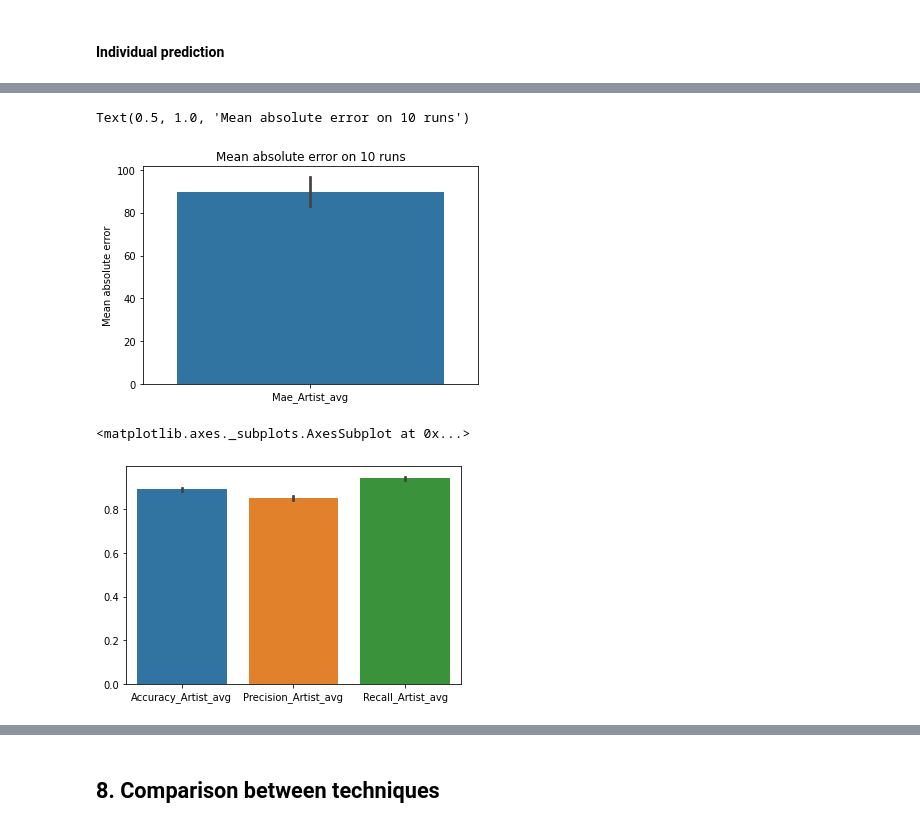
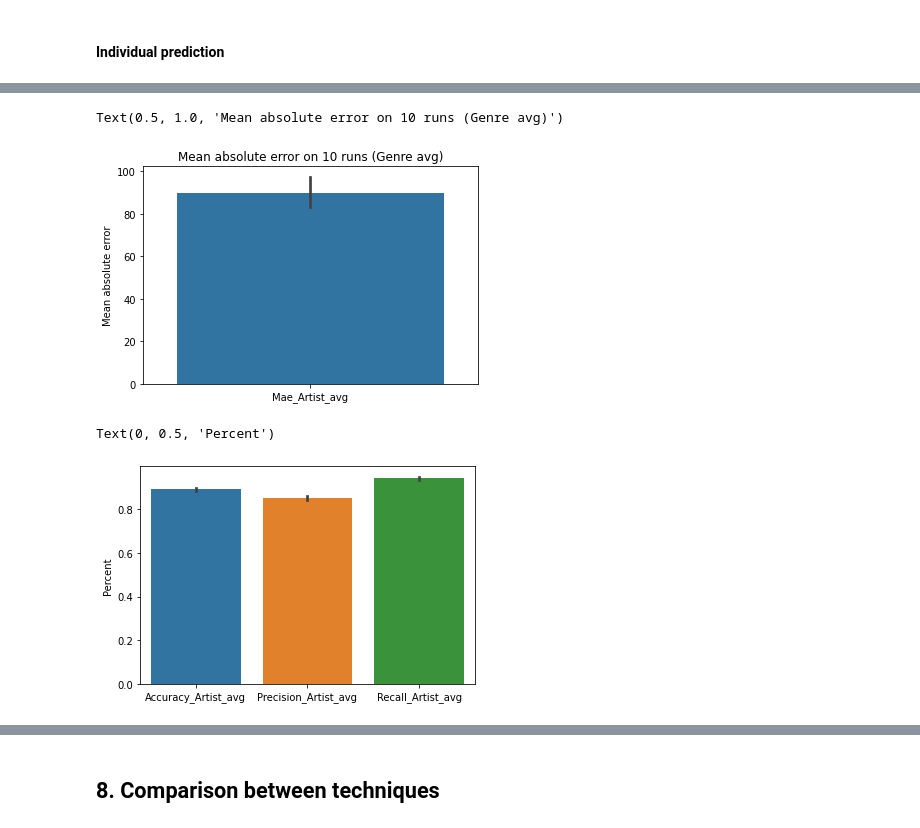
Before and after one commit to Caotick/mlbd-project, a Jupyter notebook: mlbd_project.ipynb, the cells around one changed output, grey strips where cells are left out. Cells and saved outputs as stored; diff of their text form; code cells hidden in the pictures.

```diff
--- a/mlbd_project.ipynb
+++ b/mlbd_project.ipynb
@@ -754,0 +765,3 @@ def measure_group_recommendation(pred_method, group_df, helper_df, rng):
+# %%
+def trivial(user, artist_i, helper_df):
+    return 10000 #We return 10000 so that it passes the threshold
@@ -1019,11 +1095,6 @@ where $KNN(i)$ is the set of neighbors of $u$ that have listened to the group $i
 and then do as before:
 
 $\large p(u, i) = \mu_{u} + \tilde{u} $
-# %%
-dists, indices = model_knn.kneighbors([knn_pivot.iloc[100]])
-dists = dists[:,1:] #eliminate comparing user_i with himself
-indices = indices[:,1:]
-indices[0]
 # %%
 def compute_pred_knn(user, artist, df, knn_df, model_knn):
     dists, indices = model_knn.kneighbors([knn_df.loc[user]])
@@ -1049,0 +1123,14 @@ def compute_pred_knn(user, artist, df, knn_df, model_knn):
+# %%
+start = time.time()
+performances_df = pd.DataFrame()
+for neighbors in [6,11,21,31, 51, 101]: #Corresponds to 5, 10, 20
+    maes_knn_i, accs_knn_i, precs_knn_i, recs_knn_i = compute_n_rounds(compute_pred_knn, n = 3, nb_users_selected = 500, n_neighbors = neighbors)
+    #Only compute on 3 epochs as it takes a lot of time
+    for i in range(len(maes_knn_i)):
+        performances_df = performances_df.append({'neighbors':neighbors, 'mae_acc_prec_rec':maes_knn_i[i], 'measurement_method':'MAE'}, ignore_index = True)
+        performances_df = performances_df.append({'neighbors':neighbors, 'mae_acc_prec_rec':accs_knn_i[i], 'measurement_method':'Accuracy'}, ignore_index = True)
+        performances_df = performances_df.append({'neighbors':neighbors, 'mae_acc_prec_rec':precs_knn_i[i], 'measurement_method':'Precision'}, ignore_index = True)
+        performances_df = performances_df.append({'neighbors':neighbors, 'mae_acc_prec_rec':recs_knn_i[i], 'measurement_method':'Recall'}, ignore_index = True)
+
+end = time.time()
+print(f"Time required to conduct hyperparameter search on 3 epochs for each K: {end - start}")
@@ -1083,14 +1238,0 @@ Just a quick idea
-# %%
-start = time.time()
-performances_df = pd.DataFrame()
-for neighbors in [6,11,21,31]: #Corresponds to 5, 10, 20
-    maes_knn_i, accs_knn_i, precs_knn_i, recs_knn_i = compute_n_rounds(compute_pred_knn, n = 1, nb_users_selected = 500, n_neighbors = neighbors)
-
-    for i in range(len(maes_knn_i)):
-        performances_df = performances_df.append({'neighbors':neighbors, 'mae_acc_prec_rec':maes_knn_i[i], 'measurement_method':'MAE'}, ignore_index = True)
-        performances_df = performances_df.append({'neighbors':neighbors, 'mae_acc_prec_rec':accs_knn_i[i], 'measurement_method':'Accuracy'}, ignore_index = True)
-        performances_df = performances_df.append({'neighbors':neighbors, 'mae_acc_prec_rec':precs_knn_i[i], 'measurement_method':'Precision'}, ignore_index = True)
-        performances_df = performances_df.append({'neighbors':neighbors, 'mae_acc_prec_rec':recs_knn_i[i], 'measurement_method':'Recall'}, ignore_index = True)
-
-end = time.time()
-print(f"Time required to do the prediction on 10 rounds {end - start}")
@@ -1283,15 +1399,16 @@ Time required to do the prediction on 10 rounds 100.34366464614868
 # %%
 sns.barplot(data = pd.DataFrame(maes_genres, columns = ["Mae_Artist_avg"]))
 plt.ylabel("Mean absolute error")
-plt.title("Mean absolute error on 10 runs")
+plt.title("Mean absolute error on 10 runs (Genre avg)")
 # %% [output]
-Text(0.5, 1.0, 'Mean absolute error on 10 runs')
+Text(0.5, 1.0, 'Mean absolute error on 10 runs (Genre avg)')
-[figure, old version]
+[figure, new version]
 # %%
 sns.barplot(data = pd.DataFrame({"Accuracy_Artist_avg":accs_genres, "Precision_Artist_avg":precs_genres, "Recall_Artist_avg":recs_genres}))
+plt.ylabel("Percent")
 # %% [output]
-<matplotlib.axes._subplots.AxesSubplot at 0x...>
+Text(0, 0.5, 'Percent')
-[figure, old version]
+[figure, new version]
 # %%
 start = time.time()
 group_pred_measures = []
```
Also changed, not shown: parts of 50 cells of this notebook.
